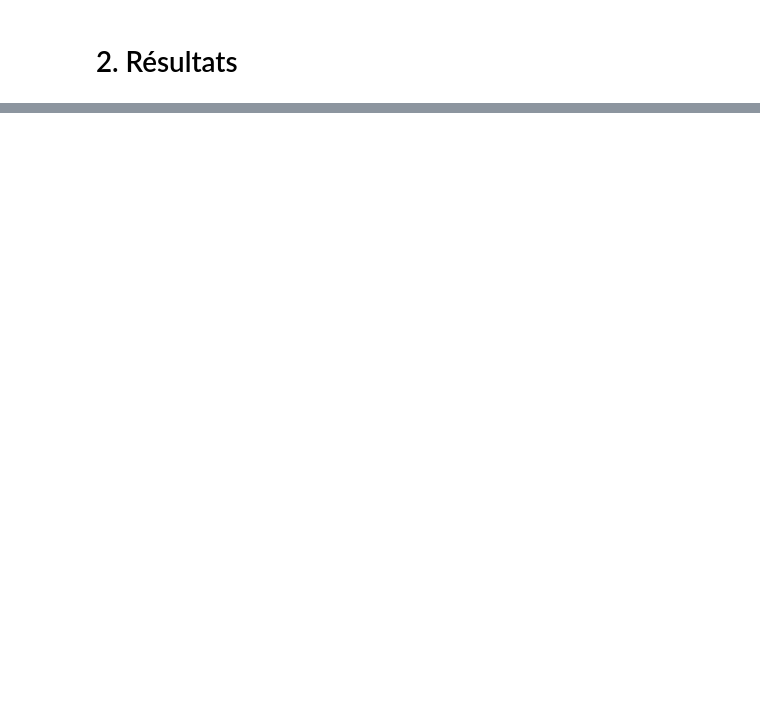
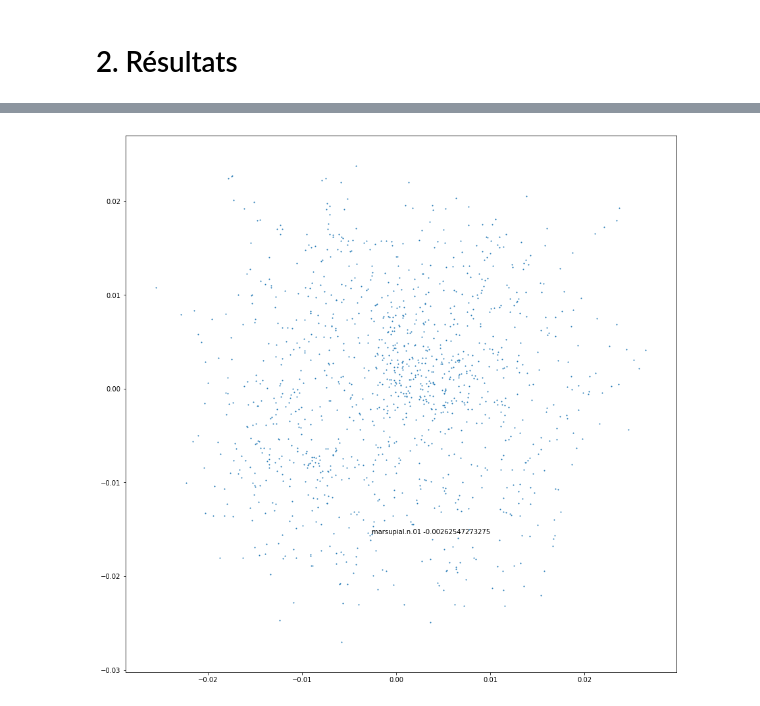
Before and after one commit to zakaryaxali/poincare_embeddings, a Jupyter notebook: notebook.ipynb, the cells around one changed output, grey strips where cells are left out. Drawn from its saved outputs; the diff is of its cells as text; code cells hidden in the pictures; blank space fills up the shorter version.

```diff
--- a/notebook.ipynb
+++ b/notebook.ipynb
@@ -50,5 +33,4 @@ network
 # %%
-def dist(vec1, vec2):
+def poincare_dist(gamma):
     """Distance de Poincaré (équation 1 de l'article)"""
-    return 1 + 2*np.dot(vec1 - vec2, vec1 - vec2)/ \
-             ((1-np.dot(vec1, vec1))*(1-np.dot(vec2, vec2)) + STABILITY)
+    return np.arccosh(gamma)
@@ -55,11 +46,11 @@ def dist(vec1, vec2):
 # %%
-def partial_der(theta, x, gamma):
-    """Dérivée partielle par rapport à thete (equation 4 de l'article)"""
+def deriv_poincare_theta(theta, x, gamma):
+    """Dérivée partielle par rapport à theta de la distance de Poincare (equation 4 de l'article)"""
     alpha = (1.0-np.dot(theta, theta))
     norm_x = np.dot(x, x)
     beta = (1-norm_x)
     gamma = gamma
-    return 4.0/(beta * np.sqrt(gamma*gamma - 1) + STABILITY)*((norm_x- 2*np.dot(theta, x)+1)/(pow(alpha,2)+STABILITY)*theta - x/(alpha + STABILITY))
+    return 4.0/(beta * np.sqrt(gamma*gamma - 1))*((norm_x- 2*np.dot(theta, x)+1)/(pow(alpha,2))*theta - x/(alpha))
 # %%
 def update(emb, error_):
     """Equation d'update (equation 5)"""
@@ -74,3 +62,12 @@ def update(emb, error_):
+# %%
+def get_negative_candidates(network, vocab, u, num_negs):
+    """Retourne une liste de mots qui ne sont pas liés à celui donné en entrée"""
+    negs = []
+    while (len(negs) < num_negs):
+            neg = random.choice(vocab)
+            if not (neg in network[u] or u in network[neg] or neg == u): # neg ne doit pas etre lié à u et vice versa
+                negs.append(neg)
+    return negs
 # %% [markdown]
 # 1. Entrainement
 # %%
@@ -78,7 +75,7 @@ def update(emb, error_):
 
 # embedding of nodes of network
 emb = {}
-embedding_size = 5 #Dimensionality of the trained vectors
+embedding_size = 2 #Dimensionality of the trained vectors
 
 #epochs
 num_epochs = 50
@@ -89,7 +86,7 @@ num_negs = 20
 #learning rate
 lr = 0.01
 
-STABILITY = 0.00001 # to avoid overflow while dividing
+EPSILON = 0.00001 # to avoid overflow while dividing
 # %%
 # Randomly uniform distribution
 for a in network:
@@ -175,0 +207,23 @@ pickle.dump(emb, open('data/train.pickle', 'wb'))
+# %%
+fig=plt.figure(figsize=(15,15))
+names = []
+positions_x = []
+positions_y = []
+for key in emb:
+    names.append(key)
+    positions_x.append(emb[key][0])
+    positions_y.append(emb[key][1])
+
+plt.scatter(positions_x,positions_y, s=1)
+k=0
+plt.text(positions_x[k], positions_y[k], names[k] + " " + str(positions_x[k]), fontsize=10)
+
+# circle = plt.Circle((0, 0), 1, color='g',fill=False)
+
+# plt.axis([-1,1,-1,1])
+# ax=fig.add_subplot(1,1,1)
+# ax.add_patch(circle)
+
+plt.show()
+# %% [output]
+[figure, added]
```
Also changed, not shown: parts of 10 cells of this notebook.
